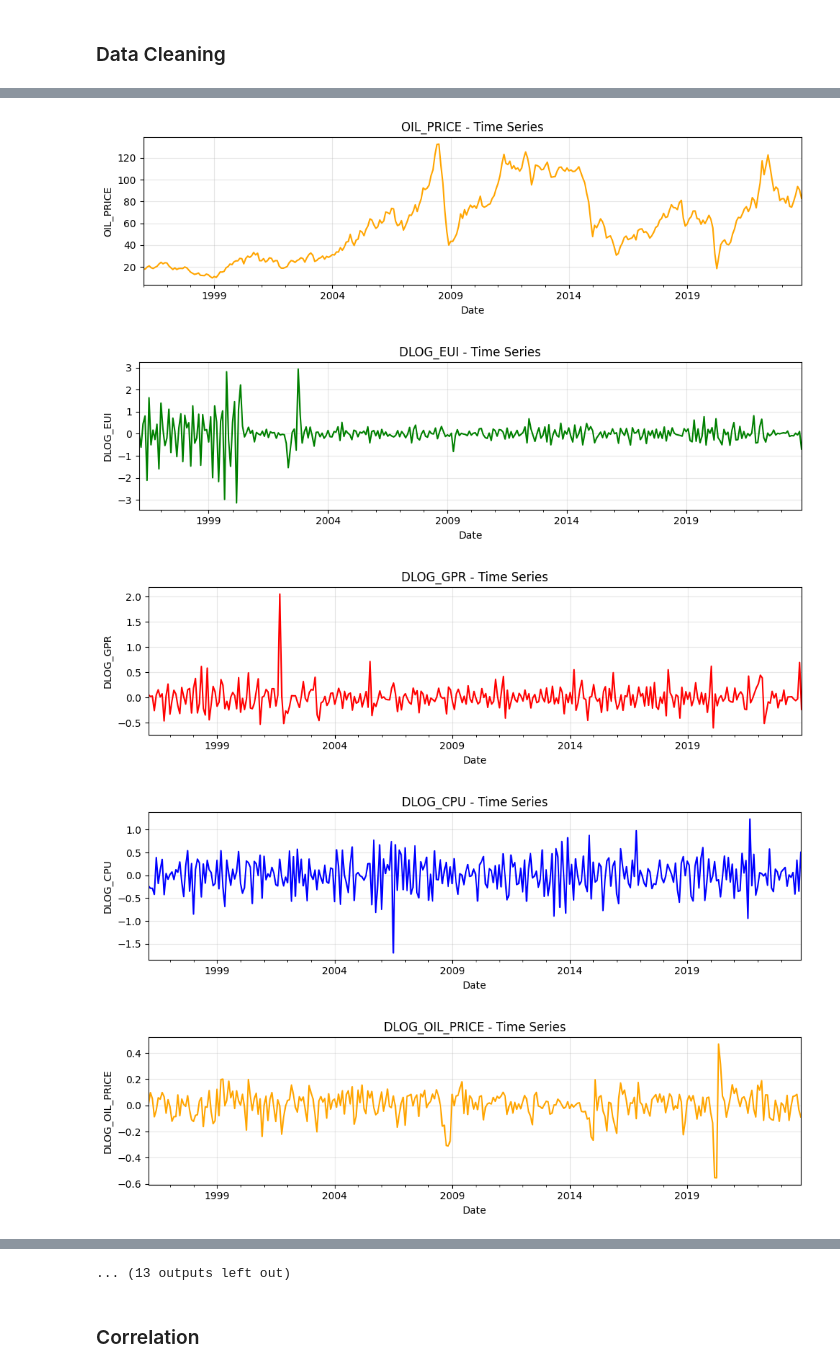
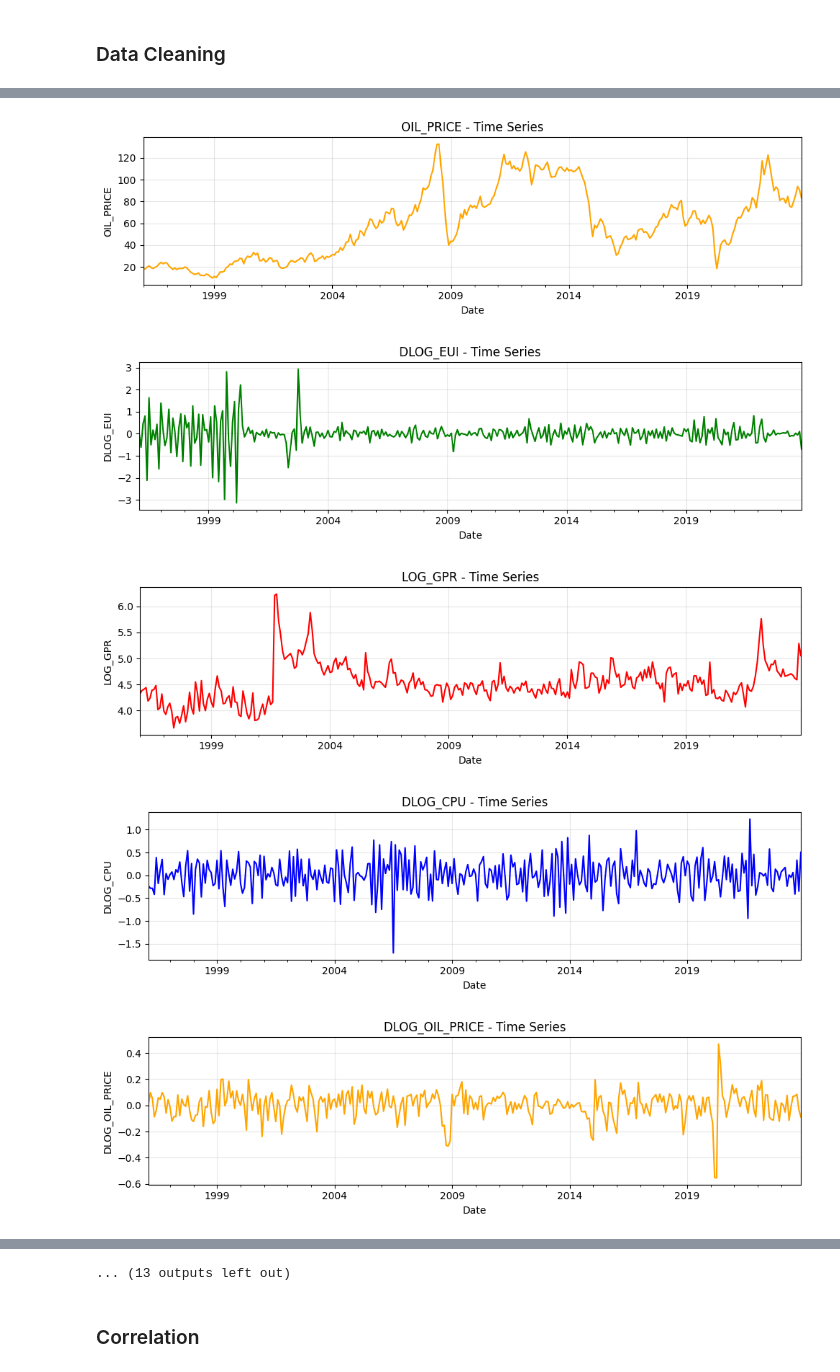
Before and after one commit to alessandro-macchi/bayesian_analysis, a Jupyter notebook: main_analysis.ipynb, the cells around one changed output, grey strips where cells are left out. Drawn from its saved outputs; the diff is of its cells as text; code cells hidden in the pictures.

Commit message:
Update `main_analysis.ipynb` to fix typo in `visualize_flags` key and update execution metadata timestamps.

```diff
--- a/main_analysis.ipynb
+++ b/main_analysis.ipynb
@@ -54,36 +54,36 @@ artifacts = preprocess_all(
     train_ratio=0.8,
     save=False,
     save_path=None,
-    visualize_flags= {"variables": ("eui", "gpr", "cpu", "oil_price", "dlog_eui", "dlog_gpr", "dlog_cpu", "dlog_oil_price",), "lags": 36, "time_series": True, "acf": True, "pacf": True, "pacf_method": "ywm",},
+    visualize_flags= {"variables": ("eui", "gpr", "cpu", "oil_price", "dlog_eui", "log_gpr", "dlog_cpu", "dlog_oil_price",), "lags": 36, "time_series": True, "acf": True, "pacf": True, "pacf_method": "ywm",},
 )
 
 features_df = artifacts["features_df"]
 train_df = artifacts["train_df"]
 test_df = artifacts["test_df"]
 # %% [output]
 [Info] Missing values by column:
 global_EUI_equally_weighted                         128
 global_EUI_GDP_weighted                             128
 GPR                                                 106
 SHARE_GPR                                           106
 N10                                                 106
 GPRC_ARG                                            106
 GPRC_AUS                                            106
 GPRC_BEL                                            106
 GPRC_BRA                                            106
 GPRC_CAN                                            106
 GPRC_CHE                                            106
 ... (40 lines left out)
 old_cpu_index                                       199
 dtype: int64
 [Warning] The following columns are missing and will be skipped: ['date']
 [Info] Training set: 268 obs | Test set: 67 obs
 [figure]
 [figure]
 [figure]
 [figure]
 [figure]
-[figure, old version]
+[figure, new version]
 [figure]
 [figure]
 [figure]
```
Also changed, not shown: parts of 16 cells of this notebook.
